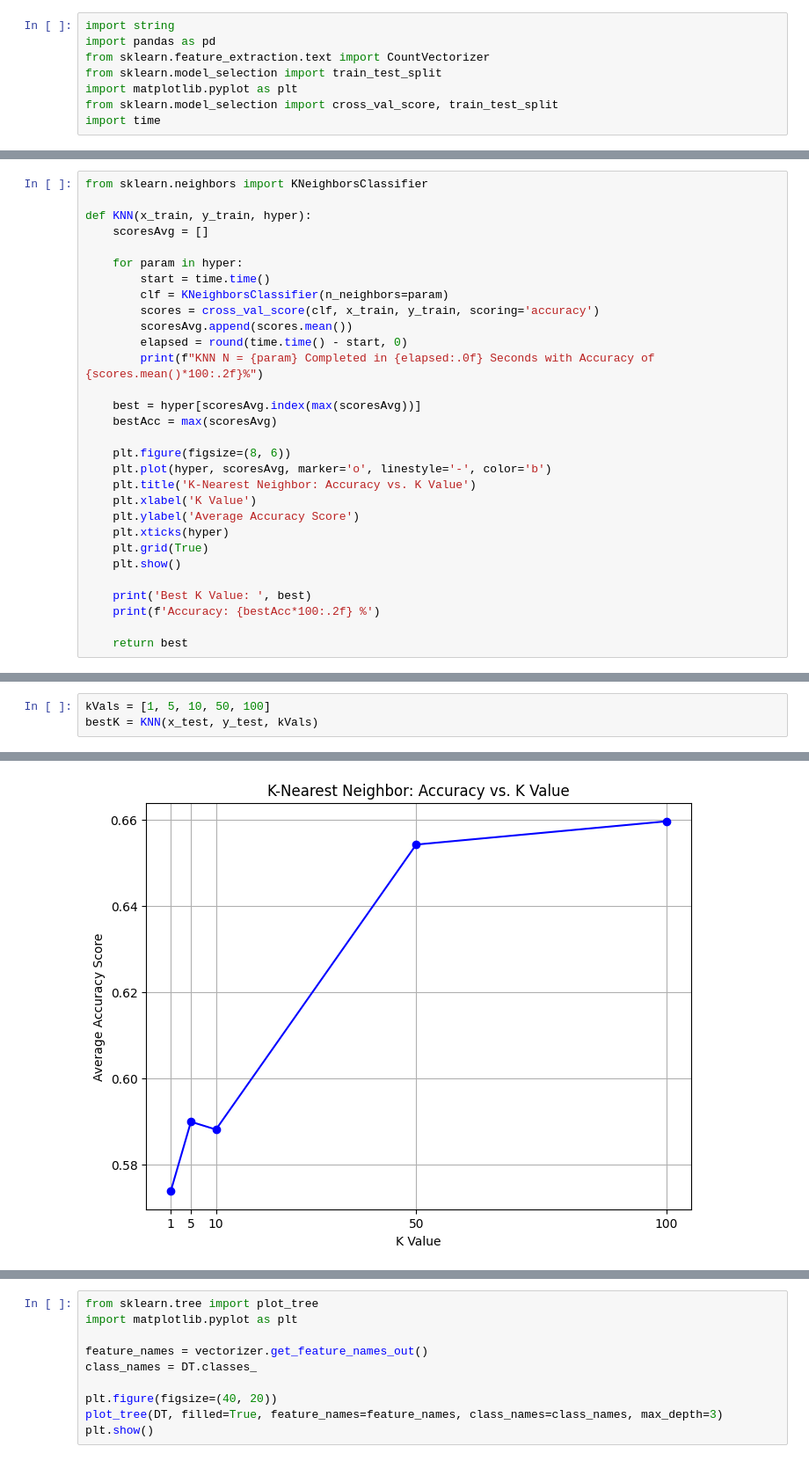
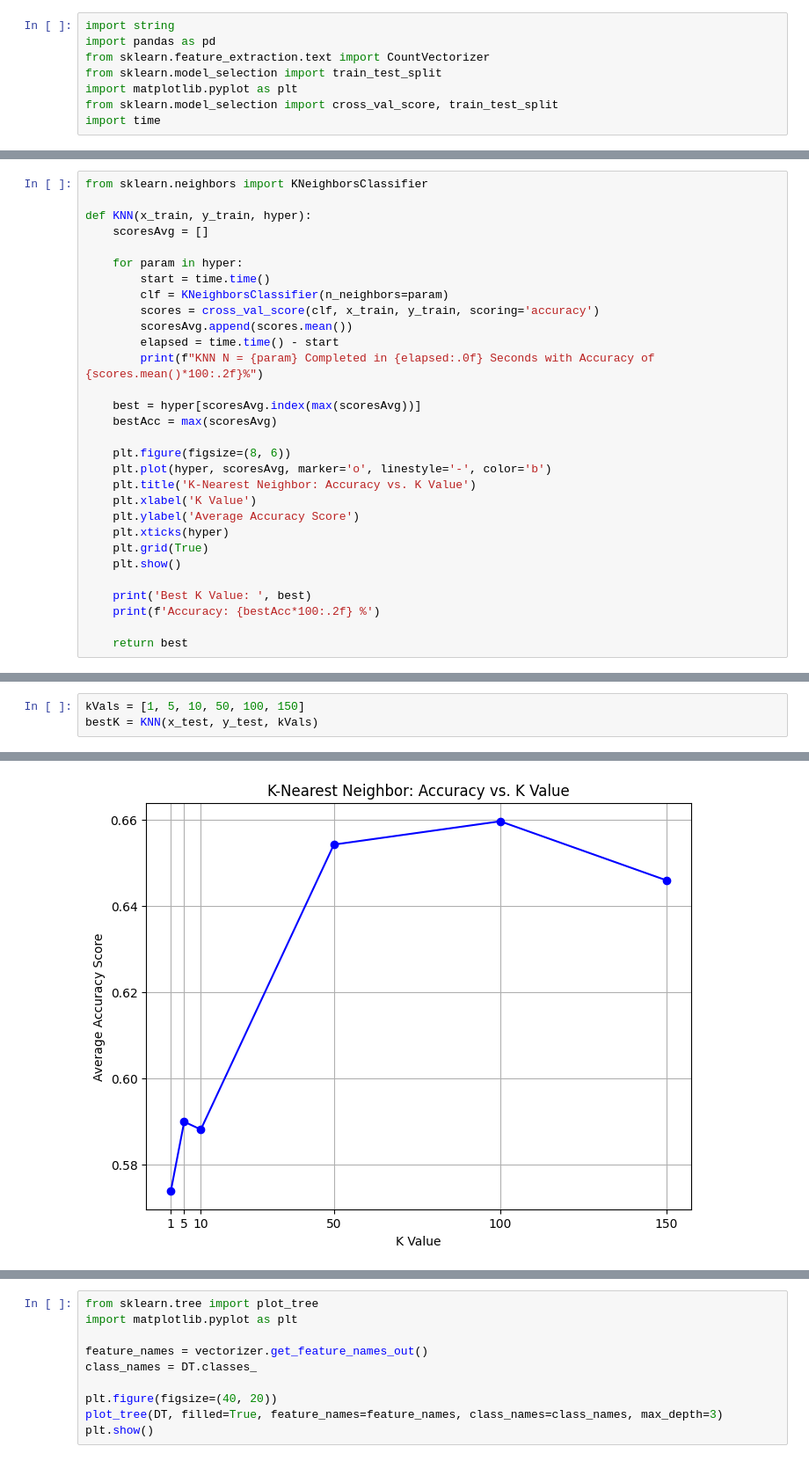
Before and after one commit to BoyceWhite/Data-Analysis-Project, a Jupyter notebook: main.ipynb, the cells around one changed output, grey strips where cells are left out. Shown at 88% size. Cells and saved outputs as stored; diff of their text form.

```diff
--- a/main.ipynb
+++ b/main.ipynb
@@ -72,7 +74,7 @@ def KNN(x_train, y_train, hyper):
         clf = KNeighborsClassifier(n_neighbors=param)
         scores = cross_val_score(clf, x_train, y_train, scoring='accuracy')
         scoresAvg.append(scores.mean())
-        elapsed = round(time.time() - start, 0)
+        elapsed = time.time() - start
         print(f"KNN N = {param} Completed in {elapsed:.0f} Seconds with Accuracy of {scores.mean()*100:.2f}%")
 
     best = hyper[scoresAvg.index(max(scoresAvg))]
@@ -135,4 +138,4 @@ Accuracy: 71.18 %
 # %%
-kVals = [1, 5, 10, 50, 100]
+kVals = [1, 5, 10, 50, 100, 150]
 bestK = KNN(x_test, y_test, kVals)
 # %% [output]
@@ -144,4 +148,4 @@ KNN N = 100 Completed in 9 Seconds with Accuracy of 65.97%
-[figure, old version]
+[figure, new version]
 Best K Value:  100
 Accuracy: 65.97 %
 # %%
```
Also changed, not shown: parts of 10 cells of this notebook, 2 other files.
